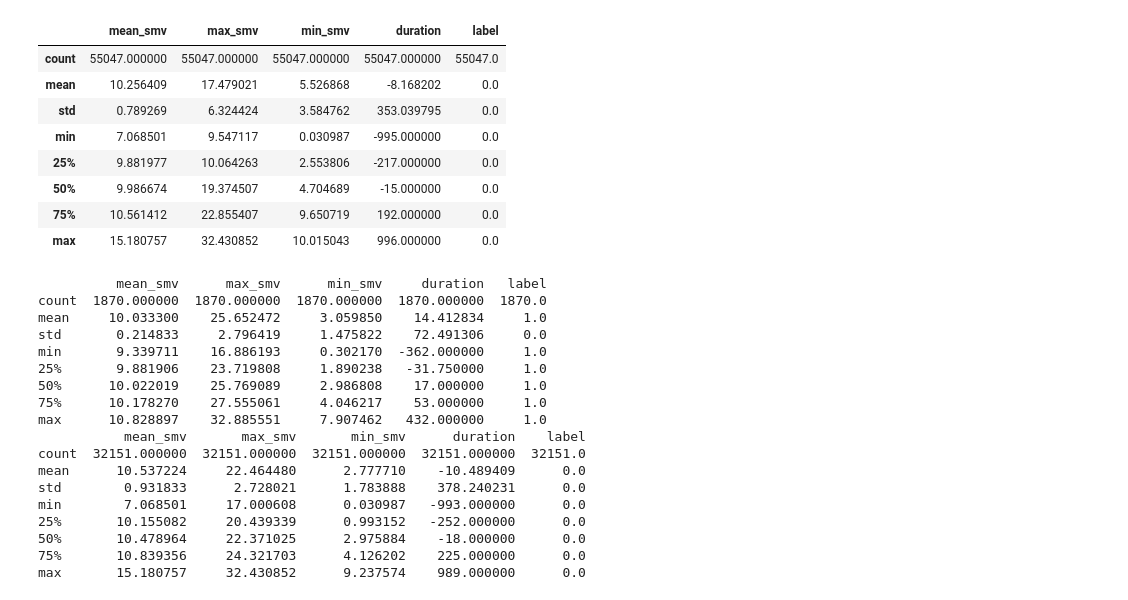
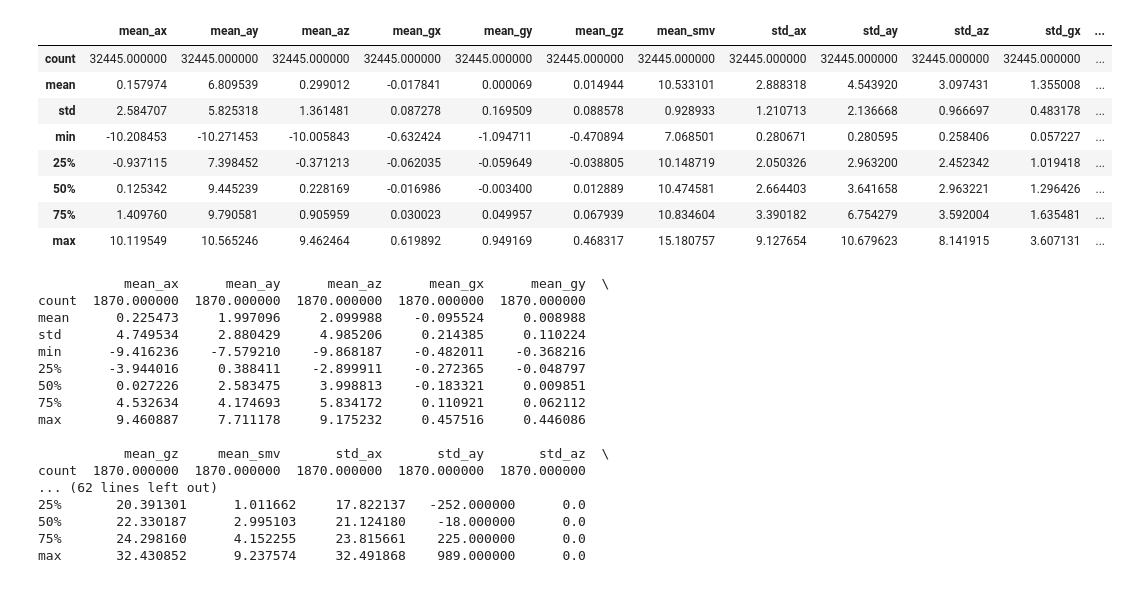
Before and after one commit to SDP-Group-1/fall_detection, a Jupyter notebook: model_selection.ipynb, the cells around one changed output. Saved outputs shown, nothing was run; the diff lists cells and outputs as text; code cells hidden in the pictures.

```diff
--- a/model_selection.ipynb
+++ b/model_selection.ipynb
@@ -5,7 +5,7 @@ import sys
 import os
 # %%
 # Info of original dataset
-FilePath = os.path.join(os.getcwd(), 'Windows_Data/dataset_4f.csv')
+FilePath = os.path.join(os.getcwd(), 'Windows_Data/dataset_19f.csv')
 dataset = pd.read_csv(FilePath)
 print(dataset.describe())
 fall_set = dataset.loc[dataset['label'] == 1]
@@ -29,9 +34,7 @@ Falls / Normal = 0.0339709702617763
 # %%
-dataset_no_dups = dataset.drop_duplicates(subset=None, keep=False)
-print(dataset_no_dups.describe())
-fall_set_np = dataset_no_dups.loc[dataset['label'] == 1]
-normal_set_np = dataset_no_dups.loc[dataset['label'] == 0]
-print('Number of fall-samples (without duplicates): {}'.format(fall_set_np.shape[0]))
-print('Number of normal-samples (without duplicates): {}'.format(normal_set_np.shape[0]))
-print('Falls / Normal = {} (without duplicates)'.format(fall_set_np.shape[0] / normal_set_np.shape[0]))
+fall_set = dataset.loc[dataset['label'] == 1]
+normal_set = dataset.loc[dataset['label'] == 0]
+print('Number of fall-samples (without duplicates): {}'.format(fall_set.shape[0]))
+print('Number of normal-samples (without duplicates): {}'.format(normal_set.shape[0]))
+print('Falls / Normal = {} (without duplicates)'.format(fall_set.shape[0] / normal_set.shape[0]))
 # %% [output]
@@ -62,40 +56,40 @@ fall_set_np.describe()
 # %%
-normal_set_np.describe()
+normal_set.describe()
 # %% [output]
-|  | mean_smv | max_smv | min_smv | duration | label |
-| count | 55047.000000 | 55047.000000 | 55047.000000 | 55047.000000 | 55047.0 |
-| mean | 10.256409 | 17.479021 | 5.526868 | -8.168202 | 0.0 |
-| std | 0.789269 | 6.324424 | 3.584762 | 353.039795 | 0.0 |
-| min | 7.068501 | 9.547117 | 0.030987 | -995.000000 | 0.0 |
-| 25% | 9.881977 | 10.064263 | 2.553806 | -217.000000 | 0.0 |
-| 50% | 9.986674 | 19.374507 | 4.704689 | -15.000000 | 0.0 |
-| 75% | 10.561412 | 22.855407 | 9.650719 | 192.000000 | 0.0 |
-| max | 15.180757 | 32.430852 | 10.015043 | 996.000000 | 0.0 |
+|  | mean_ax | mean_ay | mean_az | mean_gx | mean_gy | mean_gz | mean_smv | std_ax | std_ay | std_az | std_gx | ... |
+| count | 32445.000000 | 32445.000000 | 32445.000000 | 32445.000000 | 32445.000000 | 32445.000000 | 32445.000000 | 32445.000000 | 32445.000000 | 32445.000000 | 32445.000000 | ... |
+| mean | 0.157974 | 6.809539 | 0.299012 | -0.017841 | 0.000069 | 0.014944 | 10.533101 | 2.888318 | 4.543920 | 3.097431 | 1.355008 | ... |
+| std | 2.584707 | 5.825318 | 1.361481 | 0.087278 | 0.169509 | 0.088578 | 0.928933 | 1.210713 | 2.136668 | 0.966697 | 0.483178 | ... |
+| min | -10.208453 | -10.271453 | -10.005843 | -0.632424 | -1.094711 | -0.470894 | 7.068501 | 0.280671 | 0.280595 | 0.258406 | 0.057227 | ... |
+| 25% | -0.937115 | 7.398452 | -0.371213 | -0.062035 | -0.059649 | -0.038805 | 10.148719 | 2.050326 | 2.963200 | 2.452342 | 1.019418 | ... |
+| 50% | 0.125342 | 9.445239 | 0.228169 | -0.016986 | -0.003400 | 0.012889 | 10.474581 | 2.664403 | 3.641658 | 2.963221 | 1.296426 | ... |
+| 75% | 1.409760 | 9.790581 | 0.905959 | 0.030023 | 0.049957 | 0.067939 | 10.834604 | 3.390182 | 6.754279 | 3.592004 | 1.635481 | ... |
+| max | 10.119549 | 10.565246 | 9.462464 | 0.619892 | 0.949169 | 0.468317 | 15.180757 | 9.127654 | 10.679623 | 8.141915 | 3.607131 | ... |
 # %%
-TrnSet = dataset_no_dups.drop(dataset_no_dups[(dataset_no_dups.label == 0) & (dataset_no_dups.max_smv < 17)].index)
-print(TrnSet.loc[dataset['label'] == 1].describe())
-print(TrnSet.loc[dataset['label'] == 0].describe())
-X = TrnSet[['mean_smv','max_smv', 'min_smv', 'duration']].values
-y = TrnSet[['label']].values
+print(dataset.loc[dataset['label'] == 1].describe())
+print(dataset.loc[dataset['label'] == 0].describe())
+X = dataset[['mean_ax','mean_ay', 'mean_az','mean_gx','mean_gy', 'mean_gz','mean_smv',
+             'std_ax', 'std_ay', 'std_az','std_gx', 'std_gy', 'std_gz', 'std_smv', 'std_mless',
+             'max_smv', 'min_smv', 'slope', 'duration']].values
+y = dataset[['label']].values
 # %% [output]
-          mean_smv      max_smv      min_smv     duration   label
-count  1870.000000  1870.000000  1870.000000  1870.000000  1870.0
-mean     10.033300    25.652472     3.059850    14.412834     1.0
-std       0.214833     2.796419     1.475822    72.491306     0.0
-min       9.339711    16.886193     0.302170  -362.000000     1.0
-25%       9.881906    23.719808     1.890238   -31.750000     1.0
-50%      10.022019    25.769089     2.986808    17.000000     1.0
-75%      10.178270    27.555061     4.046217    53.000000     1.0
-max      10.828897    32.885551     7.907462   432.000000     1.0
-           mean_smv       max_smv       min_smv      duration    label
-count  32151.000000  32151.000000  32151.000000  32151.000000  32151.0
-mean      10.537224     22.464480      2.777710    -10.489409      0.0
-std        0.931833      2.728021      1.783888    378.240231      0.0
-min        7.068501     17.000608      0.030987   -993.000000      0.0
-25%       10.155082     20.439339      0.993152   -252.000000      0.0
-50%       10.478964     22.371025      2.975884    -18.000000      0.0
-75%       10.839356     24.321703      4.126202    225.000000      0.0
-max       15.180757     32.430852      9.237574    989.000000      0.0
+           mean_ax      mean_ay      mean_az      mean_gx      mean_gy  \
+count  1870.000000  1870.000000  1870.000000  1870.000000  1870.000000
+mean      0.225473     1.997096     2.099988    -0.095524     0.008988
+std       4.749534     2.880429     4.985206     0.214385     0.110224
+min      -9.416236    -7.579210    -9.868187    -0.482011    -0.368216
+25%      -3.944016     0.388411    -2.899911    -0.272365    -0.048797
+50%       0.027226     2.583475     3.998813    -0.183321     0.009851
+75%       4.532634     4.174693     5.834172     0.110921     0.062112
+max       9.460887     7.711178     9.175232     0.457516     0.446086
+
+           mean_gz     mean_smv       std_ax       std_ay       std_az  \
+count  1870.000000  1870.000000  1870.000000  1870.000000  1870.000000
+... (62 lines left out)
+25%       20.391301      1.011662     17.822137   -252.000000      0.0
+50%       22.330187      2.995103     21.124180    -18.000000      0.0
+75%       24.298160      4.152255     23.815661    225.000000      0.0
+max       32.430852      9.237574     32.491868    989.000000      0.0
 # %%
 # 5-fold cross validation (GridsearchCV) & apply undersampling and oversampling on each fold
 from imblearn.over_sampling import SMOTE
```
Also changed, not shown: parts of 8 cells of this notebook, 2 other files.
